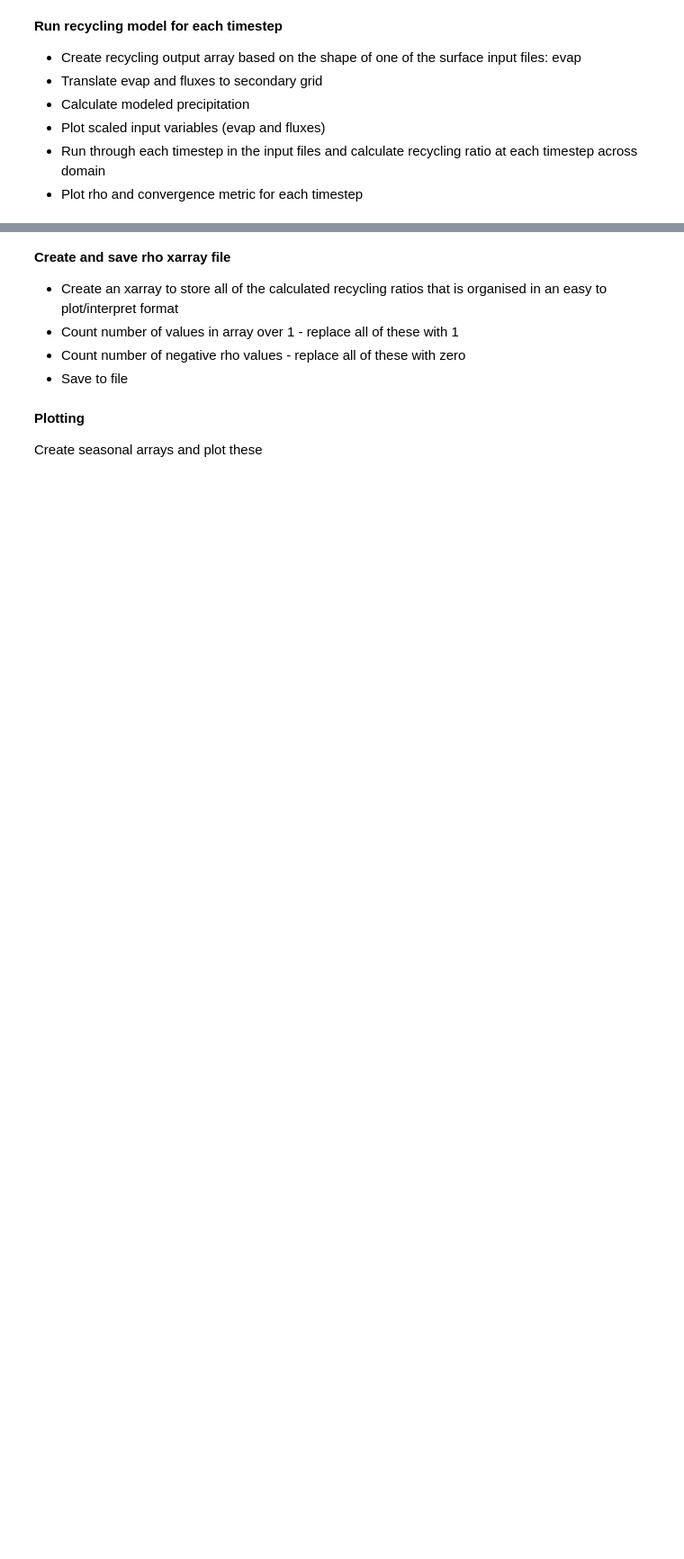
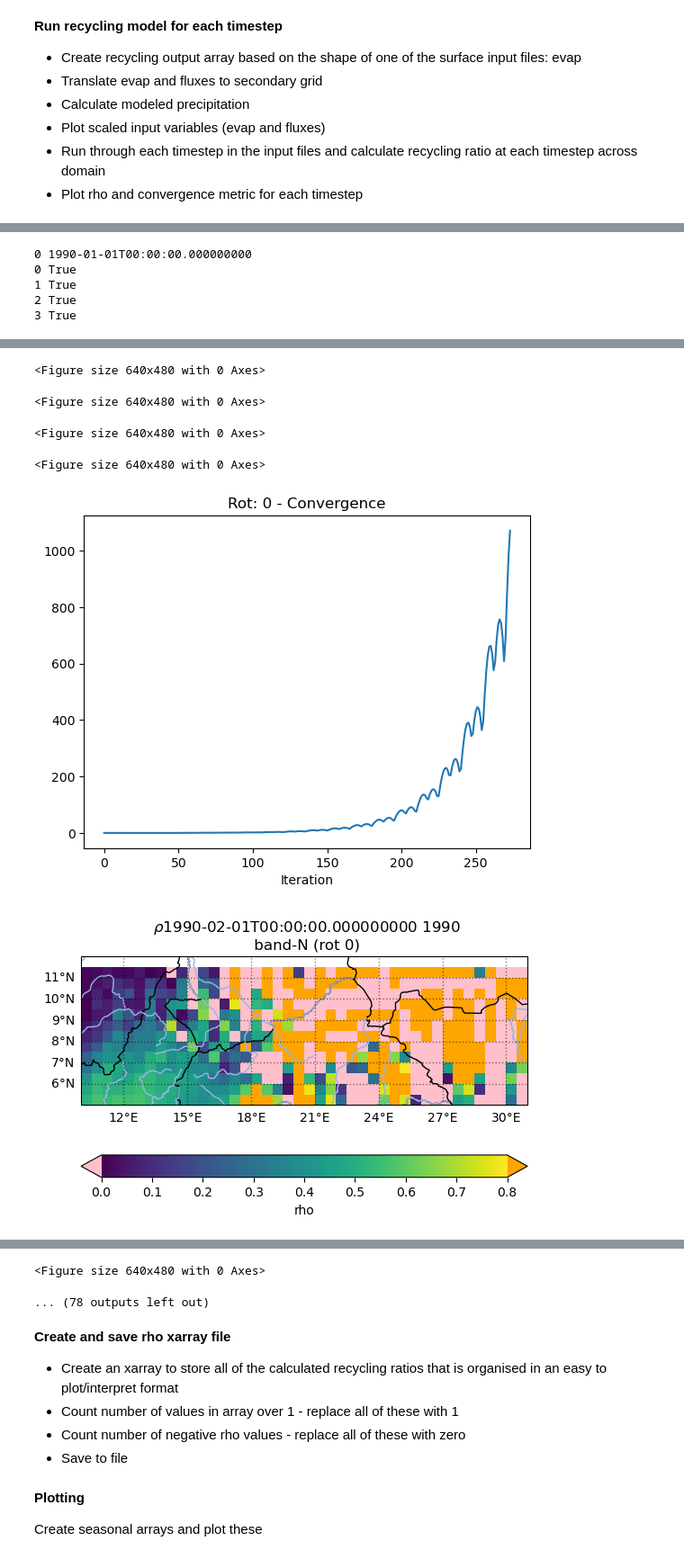
Before and after one commit to Assimila/f4r-bulk-recycling-model, a Jupyter notebook: lowres_bands_monthly_run_era5.ipynb, the cells around one changed output, grey strips where cells are left out. Shown at 90% size. Drawn from its saved outputs; the diff is of its cells as text; code cells hidden in the pictures; blank space fills up the shorter version.

```diff
--- a/lowres_bands_monthly_run_era5.ipynb
+++ b/lowres_bands_monthly_run_era5.ipynb
@@ -341,17 +365,17 @@ rho_ar = np.empty((4,np.shape(E_total)[0]-1,np.shape(E_total)[1]-1,np.shape(E_to
 for i,time in enumerate(ds.time):
 
     # preprocess E onto the secondary grid
-    Ei_total = preprocess_low_resolution.prepare_E(E_total[:,:,i])
-    Ei_local = preprocess_low_resolution.prepare_E(E_local[:,:,i])
+    Ei_total = preprocess.prepare_E(E_total[:,:,i])
+    Ei_local = preprocess.prepare_E(E_local[:,:,i])
 
     # preprocess water vapor fluxes onto the secondary grid
-    Fxi_left = preprocess_low_resolution.prepare_Fx_left(Fx[:,:,i])
-    Fxi_right = preprocess_low_resolution.prepare_Fx_right(Fx[:,:,i])
-    Fyi_bottom = preprocess_low_resolution.prepare_Fy_bottom(Fy[:,:,i])
-    Fyi_top = preprocess_low_resolution.prepare_Fy_top(Fy[:,:,i])
+    Fxi_left = preprocess.prepare_Fx_left(Fx[:,:,i])
+    Fxi_right = preprocess.prepare_Fx_right(Fx[:,:,i])
+    Fyi_bottom = preprocess.prepare_Fy_bottom(Fy[:,:,i])
+    Fyi_top = preprocess.prepare_Fy_top(Fy[:,:,i])
 
     # compute P
-    Pi = preprocess_low_resolution.calculate_precipitation(Fxi_left, Fxi_right, Fyi_bottom, Fyi_top, Ei_total, dx, dy)
+    Pi = preprocess.calculate_precipitation(Fxi_left, Fxi_right, Fyi_bottom, Fyi_top, Ei_total, dx, dy)
 
     # Create a quiver plot
     fig, ax = plt.subplots(subplot_kw={'projection': ccrs.PlateCarree()})
@@ -495,3 +519,4 @@ for i,time in enumerate(ds.time):
             fig.suptitle("Instability heuristic")
             plt.show()
             plt.clf()
+# %% [output]
@@ -497,0 +532,5 @@ for i,time in enumerate(ds.time):
+0 1990-01-01T00:00:00.000000000
+0 True
+1 True
+2 True
+3 True
@@ -497,0 +546,6 @@ for i,time in enumerate(ds.time):
+<Figure size 640x480 with 0 Axes>
+<Figure size 640x480 with 0 Axes>
+<Figure size 640x480 with 0 Axes>
+<Figure size 640x480 with 0 Axes>
+[figure, added]
+[figure, added]
@@ -498,3 +553,5 @@ for i,time in enumerate(ds.time):
+<Figure size 640x480 with 0 Axes>
+... (78 outputs left out)
 # %% [markdown]
 **Create and save rho xarray file**
 
```
Also changed, not shown: parts of 6 cells of this notebook, 1 other file.
